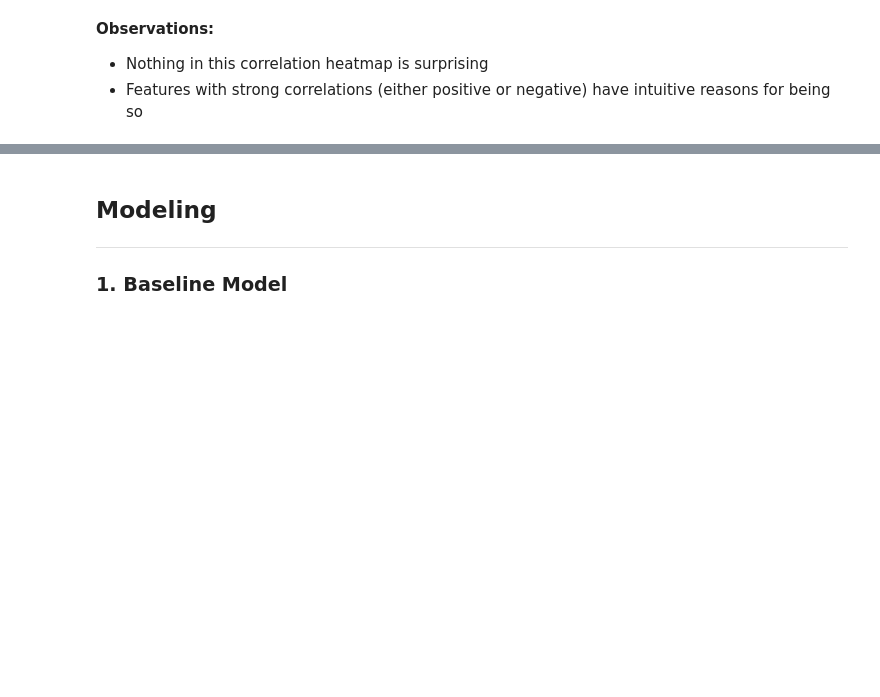
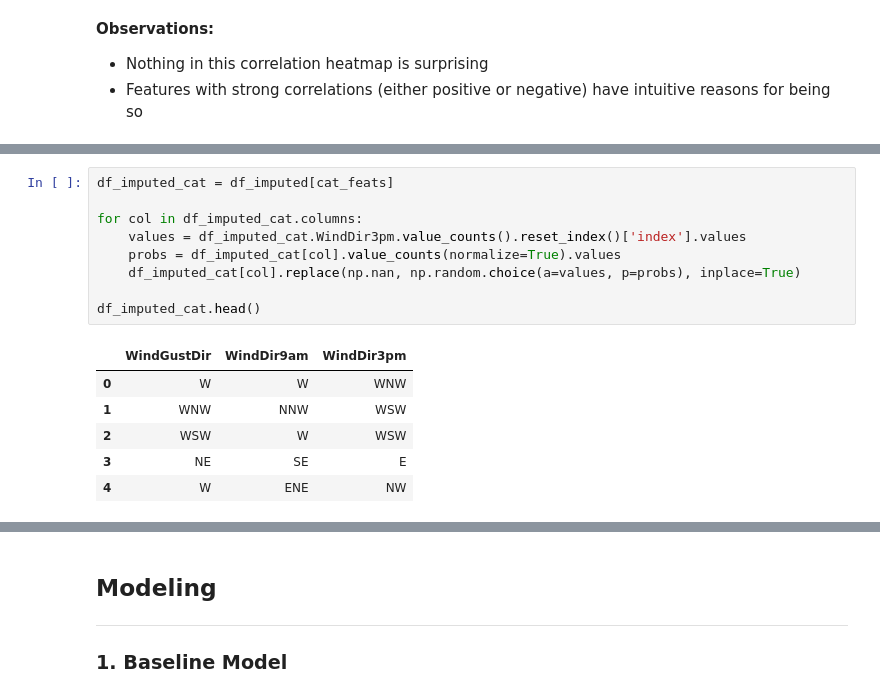
Before and after one commit to tjkyner/australian-rain-prediction, a Jupyter notebook: notebook.ipynb, the cells around one changed output, grey strips where cells are left out. Drawn from its saved outputs; the diff is of its cells as text; blank space fills up the shorter version.

```diff
--- a/notebook.ipynb
+++ b/notebook.ipynb
@@ -323,0 +432,16 @@ sns.heatmap(df.corr(), mask=mask, annot=True, fmt='.2f', square=True, cmap=cmap)
+# %%
+df_imputed_cat = df_imputed[cat_feats]
+
+for col in df_imputed_cat.columns:
+    values = df_imputed_cat.WindDir3pm.value_counts().reset_index()['index'].values
+    probs = df_imputed_cat[col].value_counts(normalize=True).values
+    df_imputed_cat[col].replace(np.nan, np.random.choice(a=values, p=probs), inplace=True)
+
+df_imputed_cat.head()
+# %% [output]
+|  | WindGustDir | WindDir9am | WindDir3pm |
+| 0 | W | W | WNW |
+| 1 | WNW | NNW | WSW |
+| 2 | WSW | W | WSW |
+| 3 | NE | SE | E |
+| 4 | W | ENE | NW |
```
Also changed, not shown: parts of 24 cells of this notebook.
